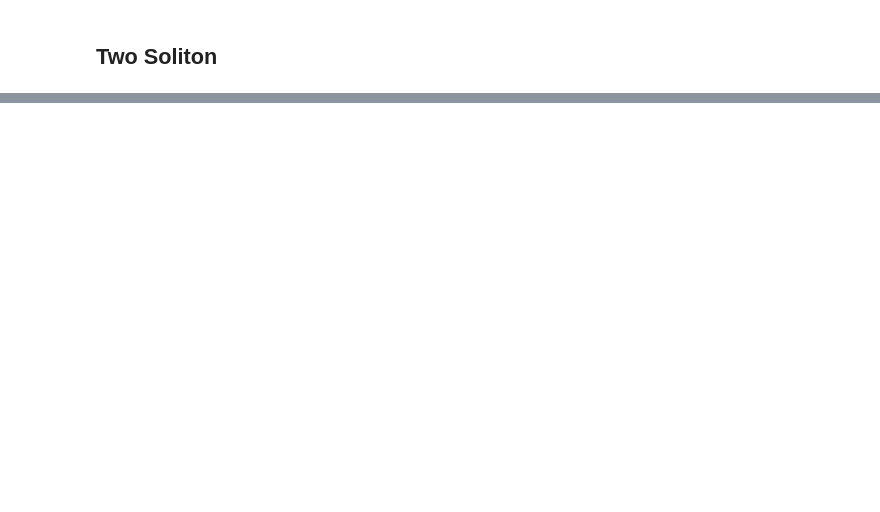
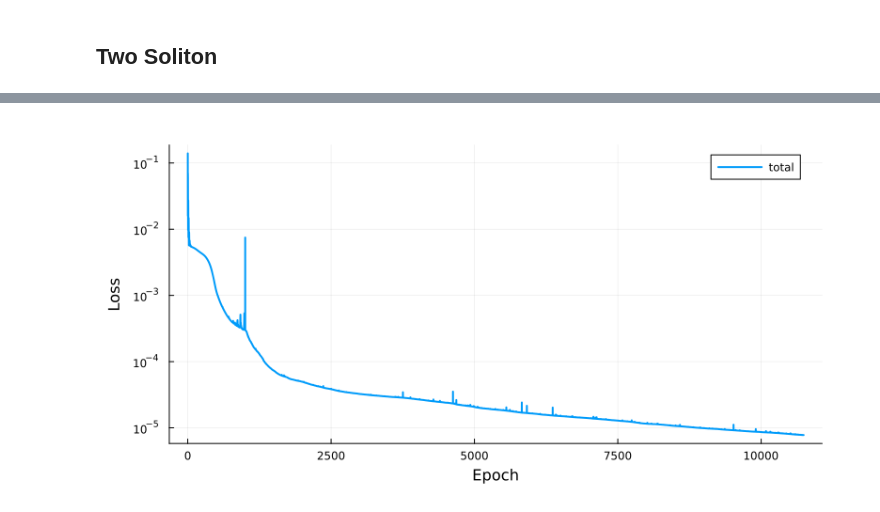
Before and after one commit to karnavr/pinns, a Jupyter notebook: plotting/plots.ipynb, the cells around one changed output, grey strips where cells are left out. Cells and saved outputs as stored; diff of their text form; code cells hidden in the pictures; blank space fills up the shorter version.

```diff
--- a/plotting/plots.ipynb
+++ b/plotting/plots.ipynb
@@ -26,2 +26,4 @@ xlims!(-25, 25)
 # %% [markdown]
 ## **Two Soliton**
+# %%
+results2 = load_kdv_result("results/kdv_2_soliton.json");
@@ -27,0 +50,4 @@ xlims!(-25, 25)
+# %%
+plot_losses(results2.losses, optimizer_label=false)
+# %% [output]
+[figure, added]
```
Also changed, not shown: parts of 3 cells of this notebook, 6 other files.
